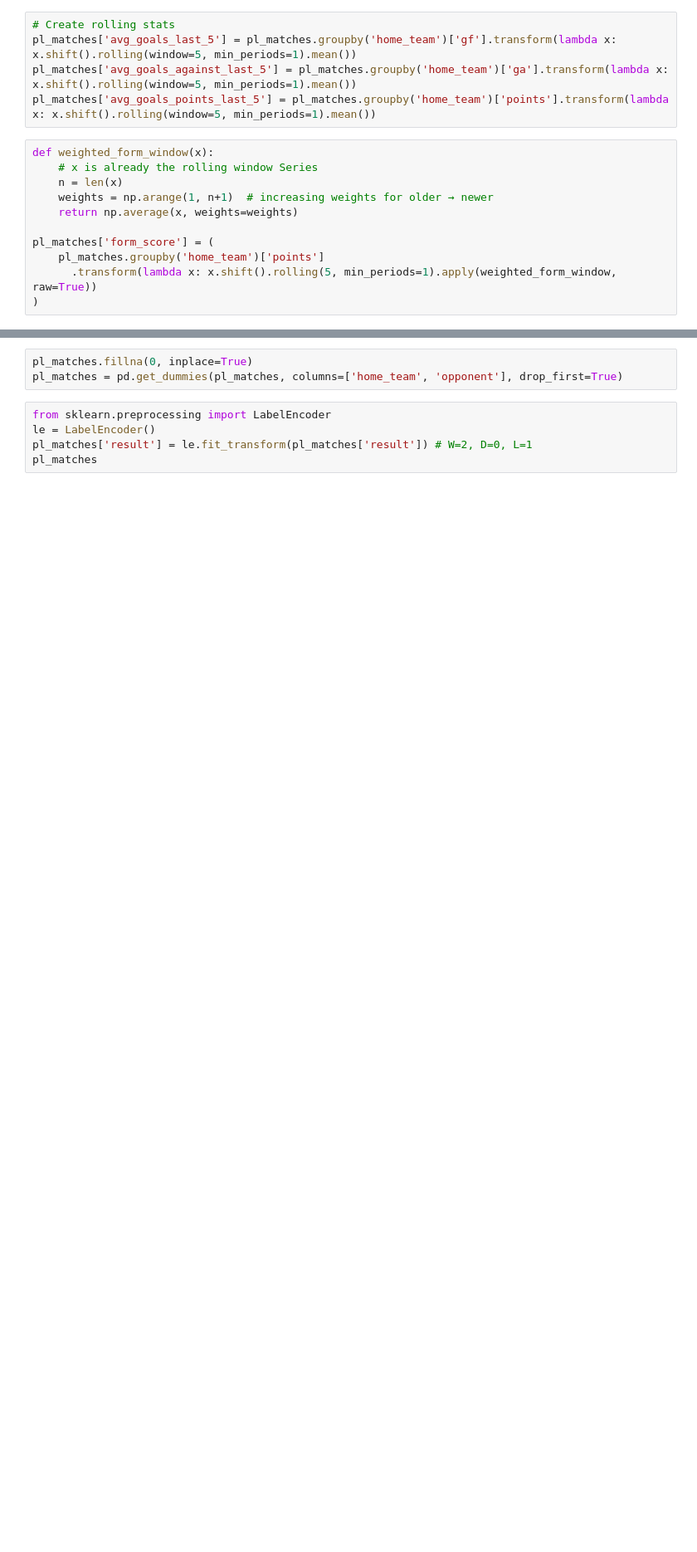
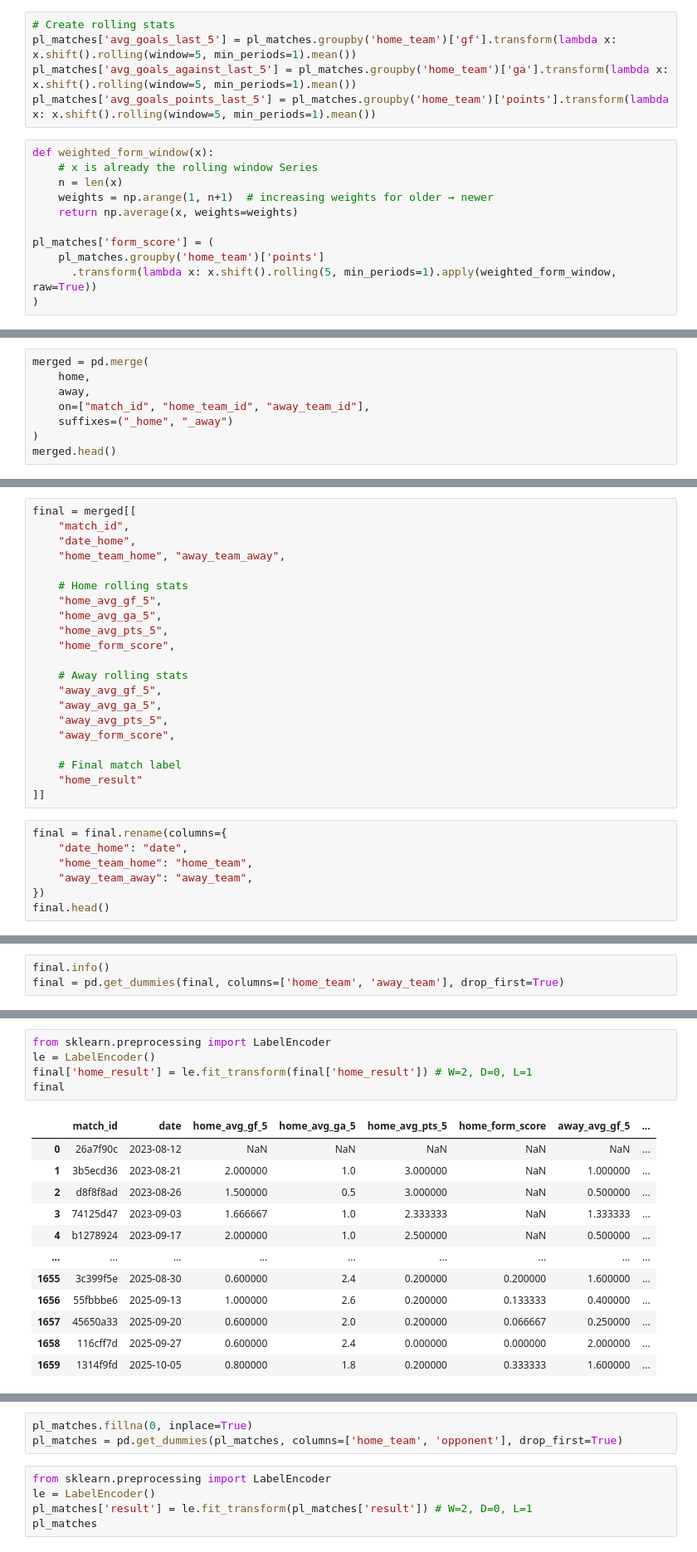
Before and after one commit to ejcalvillo/ai_sports_analytics, a Jupyter notebook: Notebooks/data_preprocess.ipynb, the cells around one changed output, grey strips where cells are left out. Shown at 83% size. Cells and saved outputs as stored; diff of their text form; blank space fills up the shorter version.

```diff
--- a/Notebooks/data_preprocess.ipynb
+++ b/Notebooks/data_preprocess.ipynb
@@ -129,0 +221,8 @@ memory usage: 52.0+ KB
+# %%
+merged = pd.merge(
+    home,
+    away,
+    on=["match_id", "home_team_id", "away_team_id"],
+    suffixes=("_home", "_away")
+)
+merged.head()
@@ -129,0 +236,28 @@ memory usage: 52.0+ KB
+# %%
+final = merged[[
+    "match_id",
+    "date_home",
+    "home_team_home", "away_team_away",
+
+    # Home rolling stats
+    "home_avg_gf_5",
+    "home_avg_ga_5",
+    "home_avg_pts_5",
+    "home_form_score",
+
+    # Away rolling stats
+    "away_avg_gf_5",
+    "away_avg_ga_5",
+    "away_avg_pts_5",
+    "away_form_score",
+
+    # Final match label
+    "home_result"
+]]
+# %%
+final = final.rename(columns={
+    "date_home": "date",
+    "home_team_home": "home_team",
+    "away_team_away": "away_team",
+})
+final.head()
@@ -129,0 +292,3 @@ memory usage: 52.0+ KB
+# %%
+final.info()
+final = pd.get_dummies(final, columns=['home_team', 'away_team'], drop_first=True)
@@ -129,0 +316,18 @@ memory usage: 52.0+ KB
+# %%
+from sklearn.preprocessing import LabelEncoder
+le = LabelEncoder()
+final['home_result'] = le.fit_transform(final['home_result']) # W=2, D=0, L=1
+final
+# %% [output]
+|  | match_id | date | home_avg_gf_5 | home_avg_ga_5 | home_avg_pts_5 | home_form_score | away_avg_gf_5 | ... |
+| 0 | 26a7f90c | 2023-08-12 | NaN | NaN | NaN | NaN | NaN | ... |
+| 1 | 3b5ecd36 | 2023-08-21 | 2.000000 | 1.0 | 3.000000 | NaN | 1.000000 | ... |
+| 2 | d8f8f8ad | 2023-08-26 | 1.500000 | 0.5 | 3.000000 | NaN | 0.500000 | ... |
+| 3 | 74125d47 | 2023-09-03 | 1.666667 | 1.0 | 2.333333 | NaN | 1.333333 | ... |
+| 4 | b1278924 | 2023-09-17 | 2.000000 | 1.0 | 2.500000 | NaN | 0.500000 | ... |
+| ... | ... | ... | ... | ... | ... | ... | ... | ... |
+| 1655 | 3c399f5e | 2025-08-30 | 0.600000 | 2.4 | 0.200000 | 0.200000 | 1.600000 | ... |
+| 1656 | 55fbbbe6 | 2025-09-13 | 1.000000 | 2.6 | 0.200000 | 0.133333 | 0.400000 | ... |
+| 1657 | 45650a33 | 2025-09-20 | 0.600000 | 2.0 | 0.200000 | 0.066667 | 0.250000 | ... |
+| 1658 | 116cff7d | 2025-09-27 | 0.600000 | 2.4 | 0.000000 | 0.000000 | 2.000000 | ... |
+| 1659 | 1314f9fd | 2025-10-05 | 0.800000 | 1.8 | 0.200000 | 0.333333 | 1.600000 | ... |
```
Also changed, not shown: parts of 16 cells of this notebook, 5 other files.
